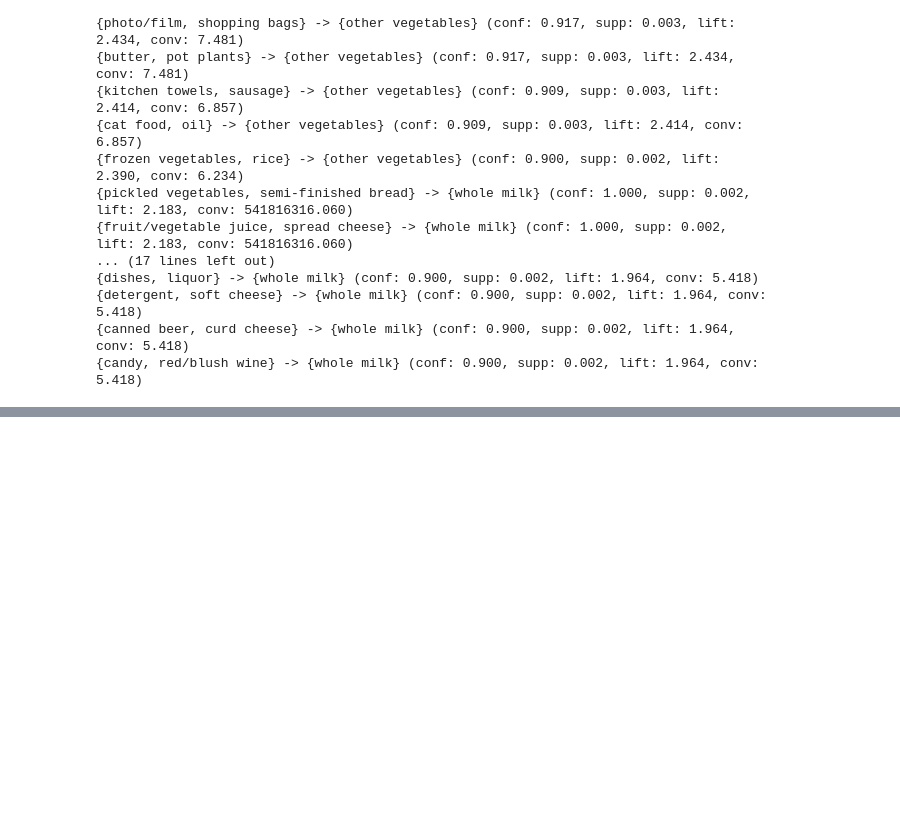
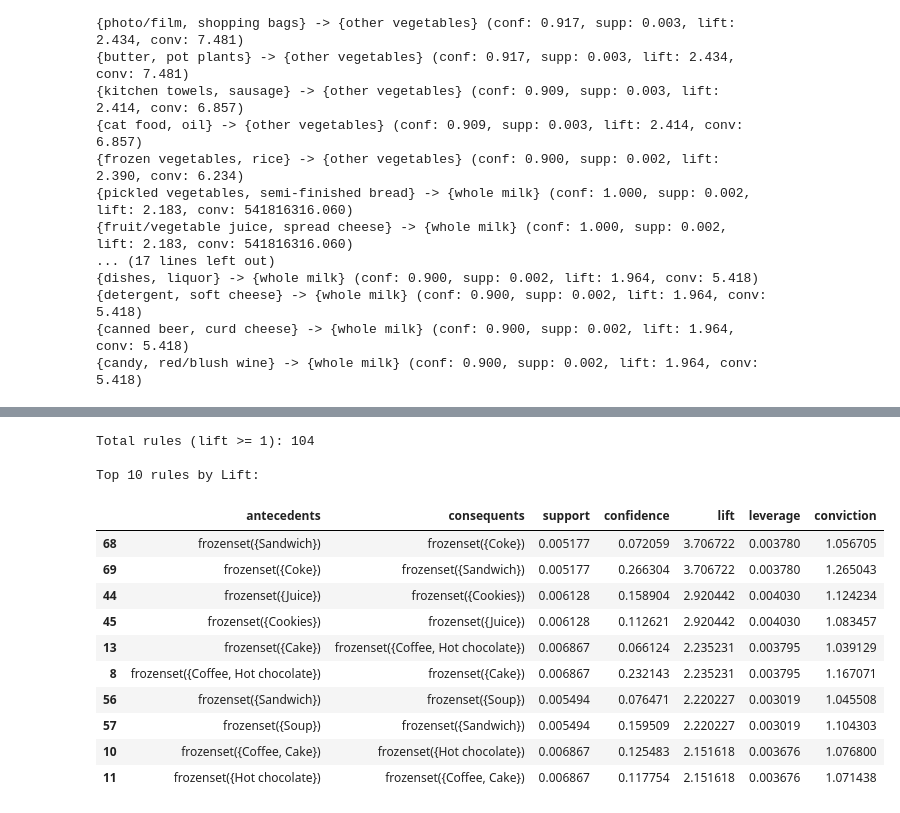
Before and after one commit to robin-szy/machine-learning-course-projects, a Jupyter notebook: HW1_Clustering_Supermarket/association.ipynb, the cells around one changed output, grey strips where cells are left out. Cells and saved outputs as stored; diff of their text form; code cells hidden in the pictures; blank space fills up the shorter version.

```diff
--- a/HW1_Clustering_Supermarket/association.ipynb
+++ b/HW1_Clustering_Supermarket/association.ipynb
@@ -177,0 +249,42 @@ for rule in sorted(rules_rhs, key=lambda rule: rule.lift)[::-1]:
+# %%
+rules_bb = association_rules(
+    freq_bb, metric='lift', min_threshold=1.0,
+    num_itemsets=len(freq_bb)
+)
+
+# Zhang's metric - symmetric correlation measure
+def zhang(row):
+    num = row['support'] - row['antecedent support'] * row['consequent support']
+    den = max(
+        row['support'] * (1 - row['antecedent support']),
+        row['antecedent support'] * (row['consequent support'] - row['support'])
+    )
+    return num / den if den != 0 else 0.0
+
+rules_bb['leverage'] = (rules_bb['support']
+                        - rules_bb['antecedent support']
+                        * rules_bb['consequent support'])
+rules_bb['zhang']    = rules_bb.apply(zhang, axis=1)
+
+print(f"Total rules (lift >= 1): {len(rules_bb)}")
+print("\nTop 10 rules by Lift:")
+(rules_bb
+ .sort_values('lift', ascending=False)
+ .head(10)
+ [['antecedents', 'consequents', 'support', 'confidence', 'lift', 'leverage', 'conviction']]
+)
+# %% [output]
+Total rules (lift >= 1): 104
+
+Top 10 rules by Lift:
+|  | antecedents | consequents | support | confidence | lift | leverage | conviction |
+| 68 | frozenset({Sandwich}) | frozenset({Coke}) | 0.005177 | 0.072059 | 3.706722 | 0.003780 | 1.056705 |
+| 69 | frozenset({Coke}) | frozenset({Sandwich}) | 0.005177 | 0.266304 | 3.706722 | 0.003780 | 1.265043 |
+| 44 | frozenset({Juice}) | frozenset({Cookies}) | 0.006128 | 0.158904 | 2.920442 | 0.004030 | 1.124234 |
+| 45 | frozenset({Cookies}) | frozenset({Juice}) | 0.006128 | 0.112621 | 2.920442 | 0.004030 | 1.083457 |
+| 13 | frozenset({Cake}) | frozenset({Coffee, Hot chocolate}) | 0.006867 | 0.066124 | 2.235231 | 0.003795 | 1.039129 |
+| 8 | frozenset({Coffee, Hot chocolate}) | frozenset({Cake}) | 0.006867 | 0.232143 | 2.235231 | 0.003795 | 1.167071 |
+| 56 | frozenset({Sandwich}) | frozenset({Soup}) | 0.005494 | 0.076471 | 2.220227 | 0.003019 | 1.045508 |
+| 57 | frozenset({Soup}) | frozenset({Sandwich}) | 0.005494 | 0.159509 | 2.220227 | 0.003019 | 1.104303 |
+| 10 | frozenset({Coffee, Cake}) | frozenset({Hot chocolate}) | 0.006867 | 0.125483 | 2.151618 | 0.003676 | 1.076800 |
+| 11 | frozenset({Hot chocolate}) | frozenset({Coffee, Cake}) | 0.006867 | 0.117754 | 2.151618 | 0.003676 | 1.071438 |
```
Also changed, not shown: parts of 16 cells of this notebook, 1 other file.
